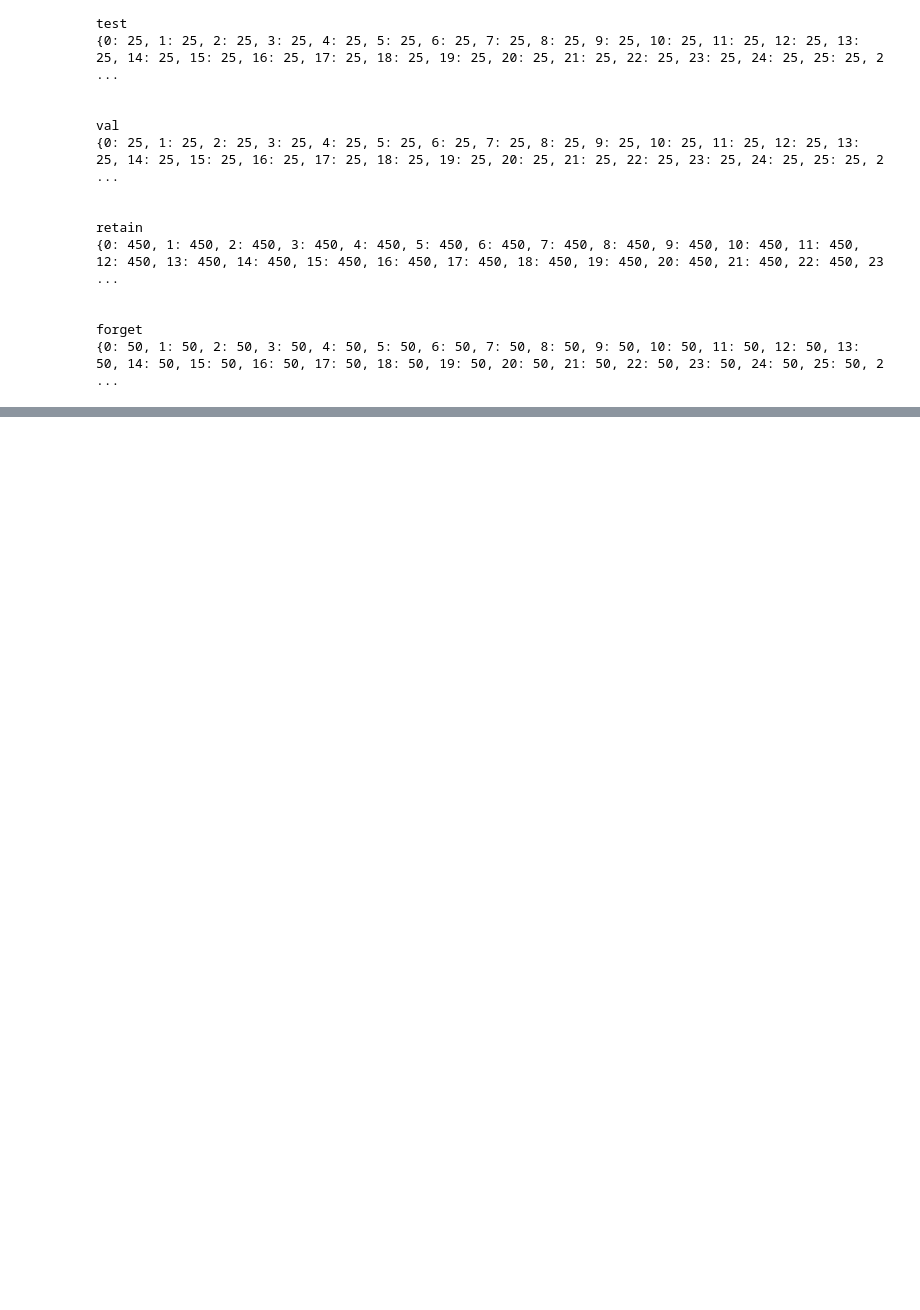
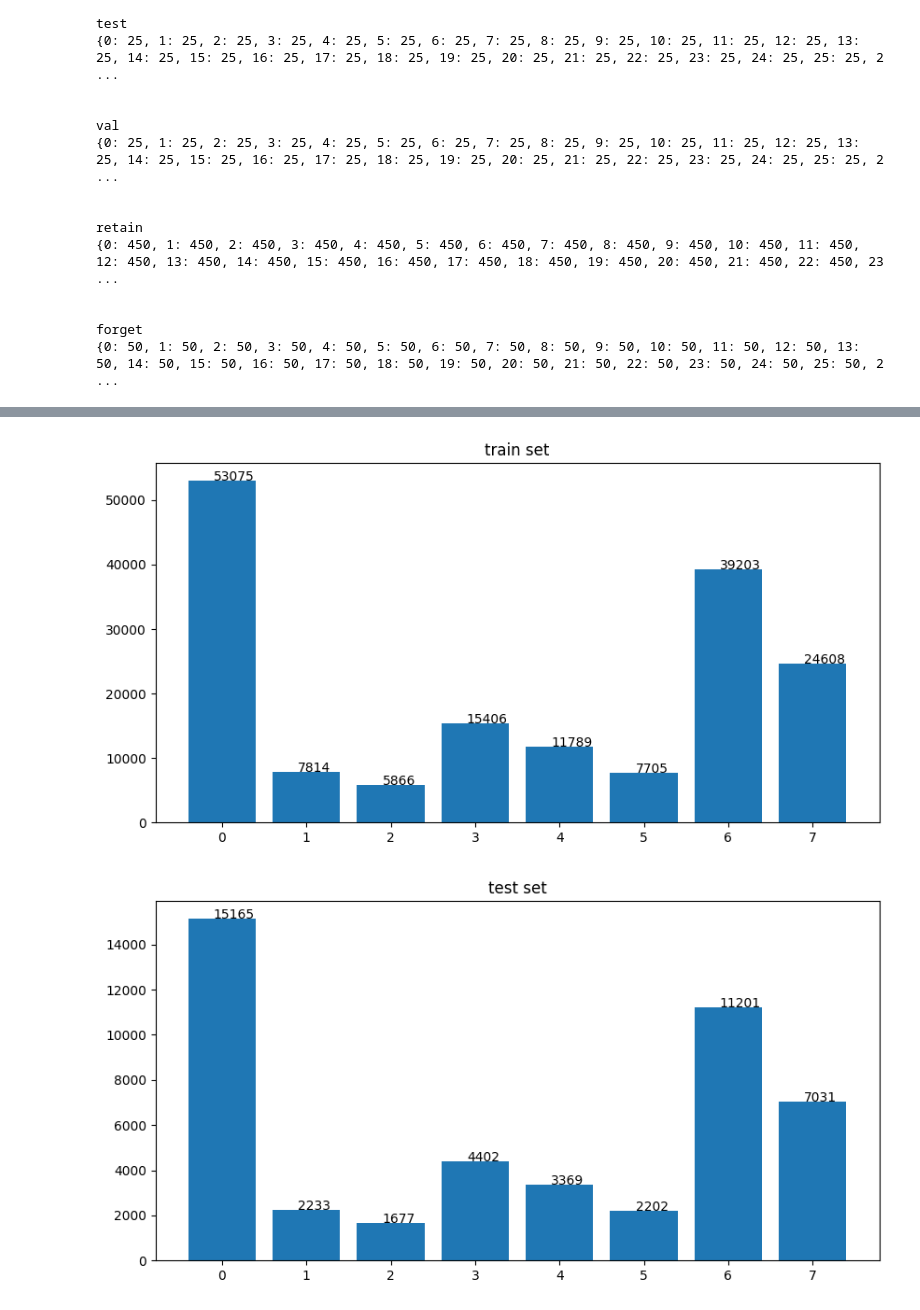
Before and after one commit to cspartalis/LoTUS, a Jupyter notebook: notebooks/simple_EDA.ipynb, the cells around one changed output, grey strips where cells are left out. Drawn from its saved outputs; the diff is of its cells as text; code cells hidden in the pictures; blank space fills up the shorter version.

```diff
--- a/notebooks/simple_EDA.ipynb
+++ b/notebooks/simple_EDA.ipynb
@@ -150,0 +153,4 @@ forget
+# %%
+tissuemnist = UnlearningDataLoader("tissuemnist", batch_size=128, frac_per_class_forget=0.1)
+dataloaders, dataset_sizes = tissuemnist.load_data()
+print(dataset_sizes)
@@ -150,0 +183,5 @@ forget
+# %%
+plot_samples_per_class(tissuemnist)
+# %% [output]
+[figure, added]
+[figure, added]
```
Also changed, not shown: parts of 4 cells of this notebook, 26 other files.
